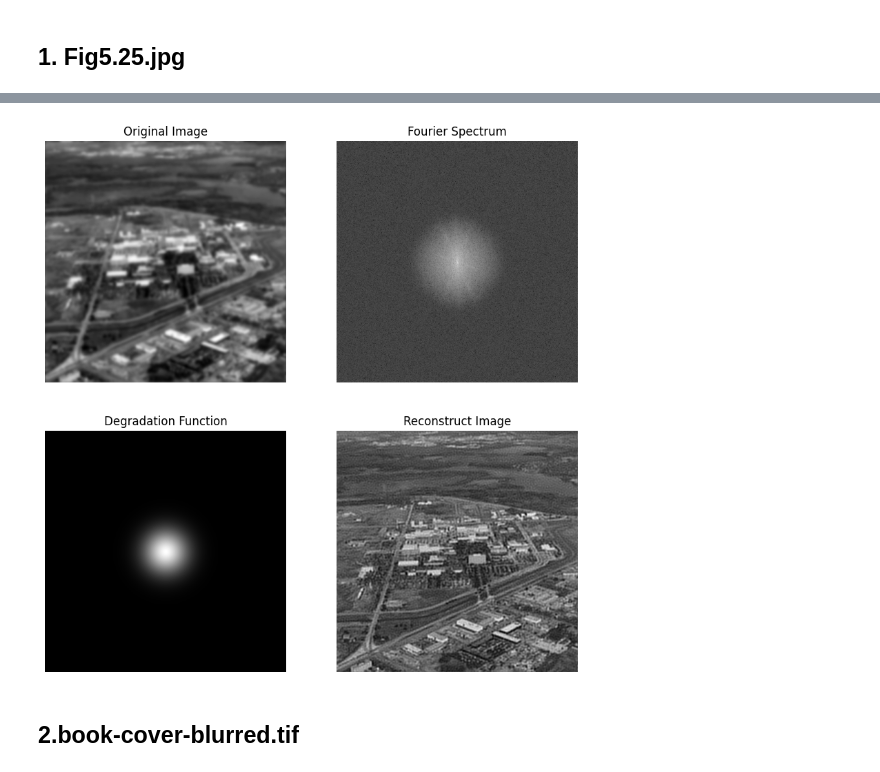
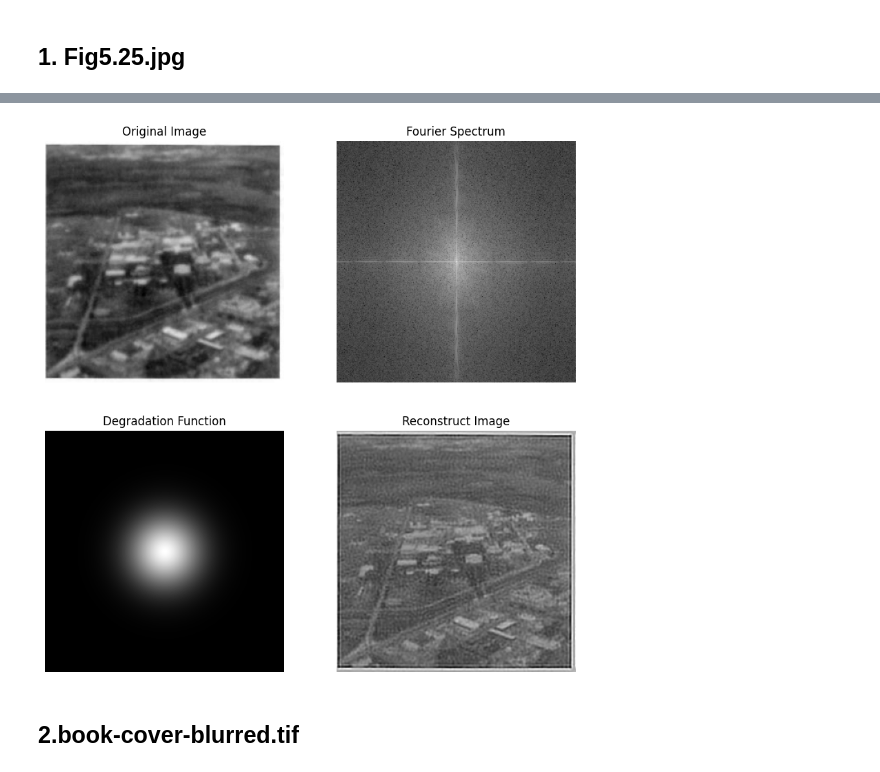
Before and after one commit to Vincent-Lien/NYCU_DIP_2024, a Jupyter notebook: HW5-1/HW5-1_code.ipynb, the cells around one changed output, grey strips where cells are left out. Drawn from its saved outputs; the diff is of its cells as text; code cells hidden in the pictures.

```diff
--- a/HW5-1/HW5-1_code.ipynb
+++ b/HW5-1/HW5-1_code.ipynb
@@ -7,8 +7,7 @@ import matplotlib.pyplot as plt
 # %% [markdown]
 # Load Images
 # %%
-img1 = cv2.imread('Fig0525(b)(aerial_view_turb_c_0pt0025).tif', cv2.IMREAD_GRAYSCALE)
-# img1 = cv2.imread('Fig5.25.jpg', cv2.IMREAD_GRAYSCALE)
+img1 = cv2.imread('Fig5.25.jpg', cv2.IMREAD_GRAYSCALE)
 plt.imshow(img1, cmap='gray')
 plt.axis('off')
 plt.show()
@@ -29,7 +28,7 @@ def get_magnitude(image):
 
 def degradation_func1(image, k=0.0025):
     M, N = image.shape
-    u, v = np.meshgrid(np.arange(M), np.arange(N))
+    u, v = np.meshgrid(np.arange(M), np.arange(N), indexing="ij")
     return np.exp(-k * (((u - M//2)**2 + (v - N//2)**2)**(5/6)))
 
 ###TODO###
@@ -42,7 +41,7 @@ def degradation_func2(image, T=1, a=0.1, b=0.1):
 
 def LPFilter(image, radius):
     M, N = image.shape
-    u, v = np.meshgrid(np.arange(M), np.arange(N))
+    u, v = np.meshgrid(np.arange(M), np.arange(N), indexing="ij")
     D = ((u - M//2)**2 + (v - N//2)**2)**0.5
     kernel = np.zeros(image.shape[:2], np.float32)
     kernel[D <= radius] = 1
@@ -85,7 +84,7 @@ def inverse_filtering(image, H, D_0=0, mode='normal'):
         plt.subplot(2, 2, 3), plt.imshow(get_magnitude(H), cmap='gray')
         plt.title('Degradation Function'), plt.axis('off')
         plt.subplot(2, 2, 4), plt.imshow(rebuilded_image, cmap='gray')
-        plt.title(f'Reconstruct Image (D_0={D_0})'), plt.axis('off')
+        plt.title(f'Reconstruct Image (w/o limit)'), plt.axis('off')
         plt.show()
 
     elif mode == 'format':
@@ -122,7 +121,7 @@ def inverse_filtering(image, H, D_0=0, mode='normal'):
 
         plt.show()
 
-def wiener_filtering(image, H, K, show_result=True):
+def wiener_filtering(image, H, K, show_group=True):
 
     # FFT
     fft = np.fft.fft2(image)
@@ -139,7 +138,7 @@ def wiener_filtering(image, H, K, show_result=True):
 
     rebuilded_image = np.uint8(cv2.normalize(np.abs(ifft), None, 0, 255, cv2.NORM_MINMAX))
 
-    if show_result:
+    if show_group:
         plt.figure(figsize=(10, 10))
         plt.subplot(2, 2, 1), plt.imshow(image, cmap='gray')
         plt.title('Original Image'), plt.axis('off')
@@ -164,7 +163,7 @@ inverse_filtering(img1, H=degradation_func1(img1), mode='format')
 # %%
-wiener_filtering(img1, H=degradation_func1(img1), K=5e-5)
+wiener_filtering(img1, H=degradation_func1(img1), K=5e-3)
 # %% [output]
-[figure, old version]
+[figure, new version]
 # %% [markdown]
 ## 2.book-cover-blurred.tif
 # %%
```
Also changed, not shown: parts of 8 cells of this notebook.
